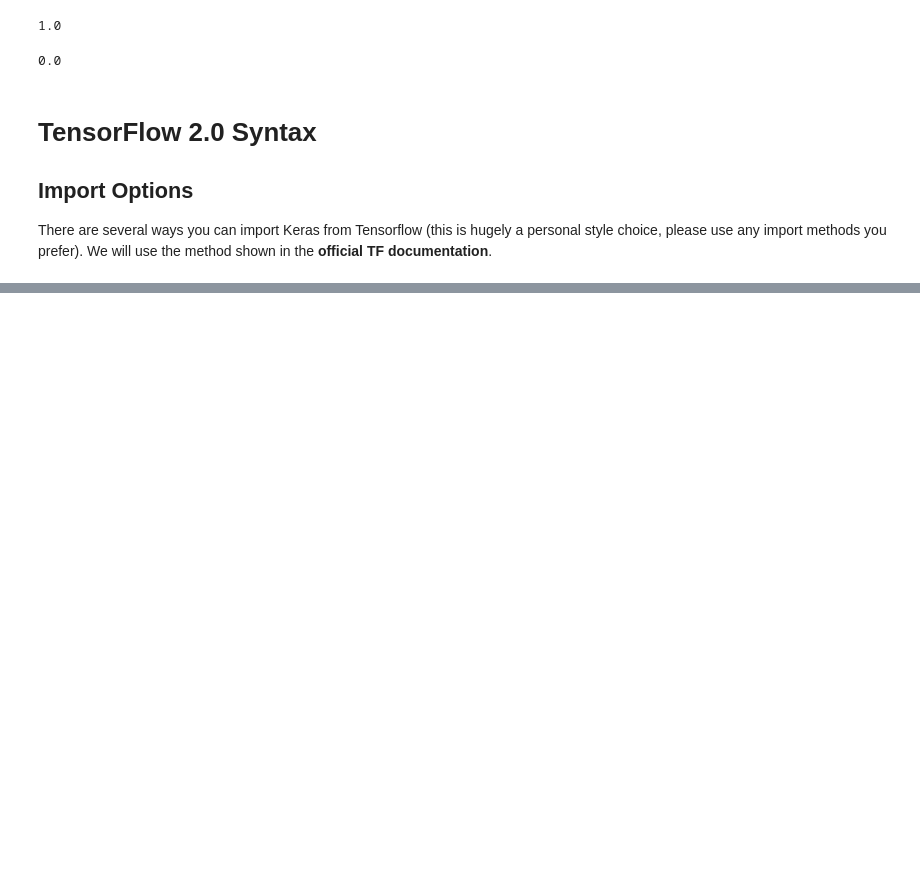
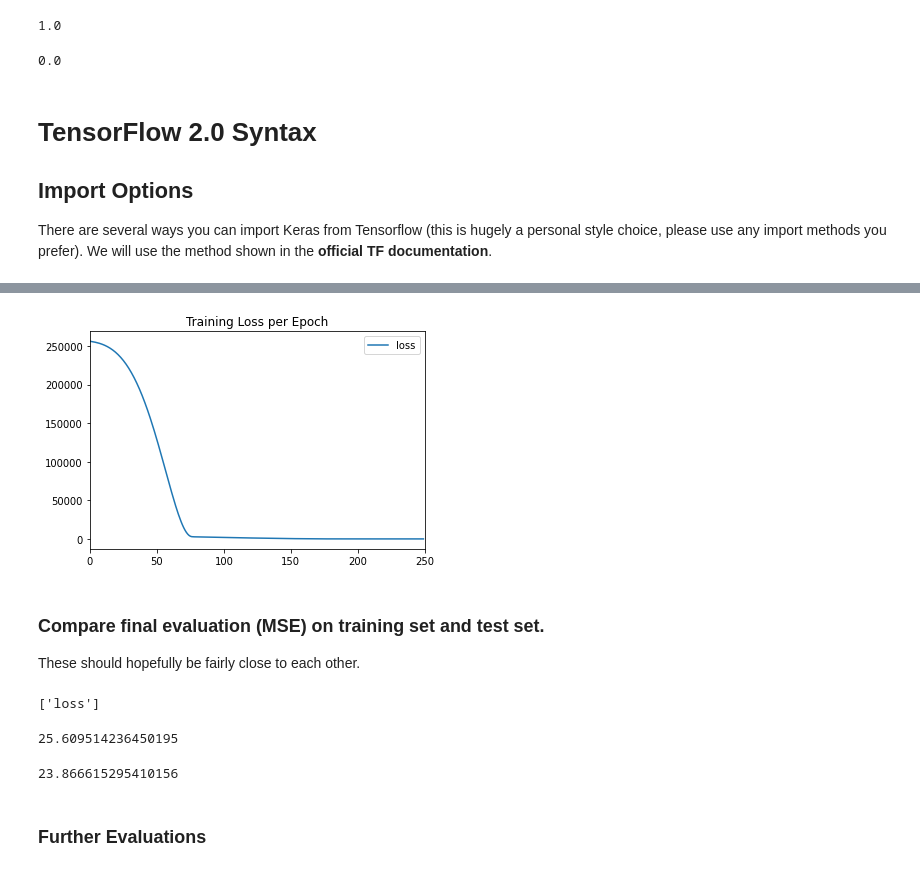
Before and after one commit to jordanfalcao/tensorflow2-deeplearning, a Jupyter notebook: 04-ANNs/01_Keras_Syntax_Basics.ipynb, the cells around one changed output, grey strips where cells are left out. Saved outputs shown, nothing was run; the diff lists cells and outputs as text; code cells hidden in the pictures; blank space fills up the shorter version.

```diff
--- a/04-ANNs/01_Keras_Syntax_Basics.ipynb
+++ b/04-ANNs/01_Keras_Syntax_Basics.ipynb
@@ -126,0 +158,16 @@ import tensorflow as tf
+# %%
+# adicionamos uma camada por vez
+model = Sequential()
+
+model.add(Dense(4, activation='relu'))
+model.add(Dense(4, activation='relu'))
+model.add(Dense(4, activation='relu'))
+
+# última camada usada para predição, temos apenas um 'target', que é o 'price'
+# por isso, coloca-se apenas um neurônio
+model.add(Dense(1))
+
+# por enquanto vamos focar nos parâmetros 'optimizer' e 'loss'
+# optimizer: string com o nome do otimizador escolhido
+# loss: string com a função de perda escolhida
+model.compile(optimizer='rmsprop', loss='mse') # 'Root Mean Square Propagation' e 'Mean Squared Error'
@@ -126,0 +204,4 @@ import tensorflow as tf
+# %%
+# treinando
+# inicialmente focaremos nos parâmetros x, y e epochs
+model.fit(x=X_train, y=y_train, epochs=250) # passa 250 vezes pelo dataset todo
@@ -126,0 +252,30 @@ import tensorflow as tf
+# %%
+# transformando o dict num DF
+loss_df = pd.DataFrame(model.history.history)
+# %%
+# plotando
+loss_df.plot()
+plt.xlim(0,250)
+plt.title("Training Loss per Epoch");
+# %% [output]
+[figure, added]
+# %% [markdown]
+### Compare final evaluation (MSE) on training set and test set.
+
+These should hopefully be fairly close to each other.
+# %%
+model.metrics_names
+# %% [output]
+['loss']
+# %%
+# model.evaluate retorna a perda, MSE - determinado no modelo
+model.evaluate(X_test, y_test, verbose=0)
+# %% [output]
+25.609514236450195
+# %%
+# podemos avaliar também a perda nos dados de treino
+model.evaluate(X_train, y_train, verbose=0)
+# %% [output]
+23.866615295410156
+# %% [markdown]
+### Further Evaluations
```
Also changed, not shown: parts of 42 cells of this notebook, 1 other file.
